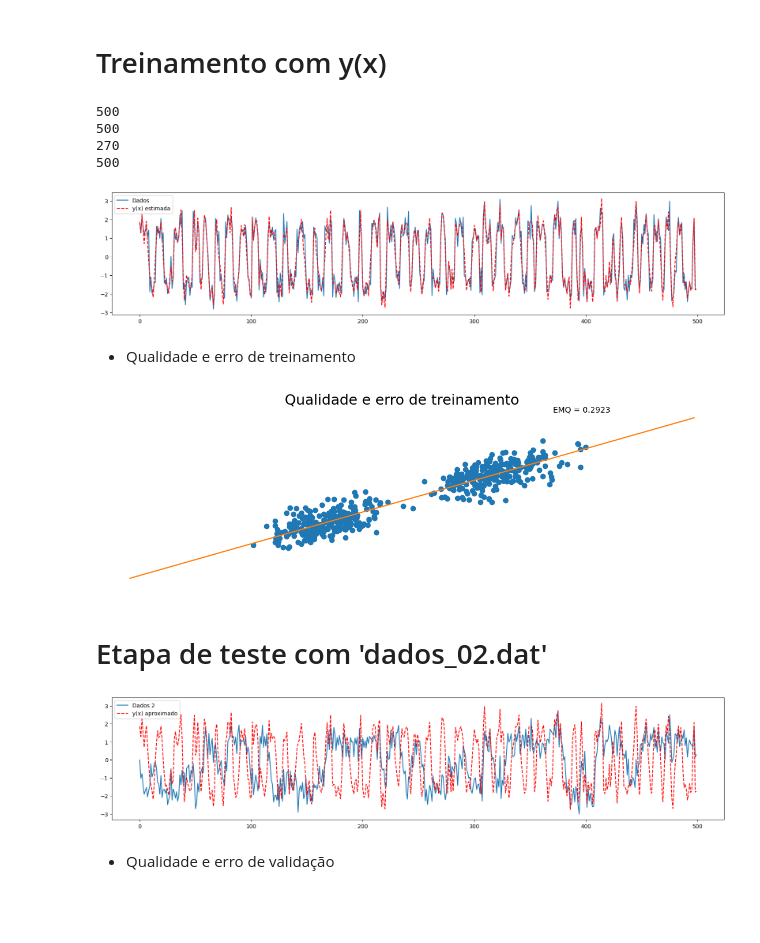
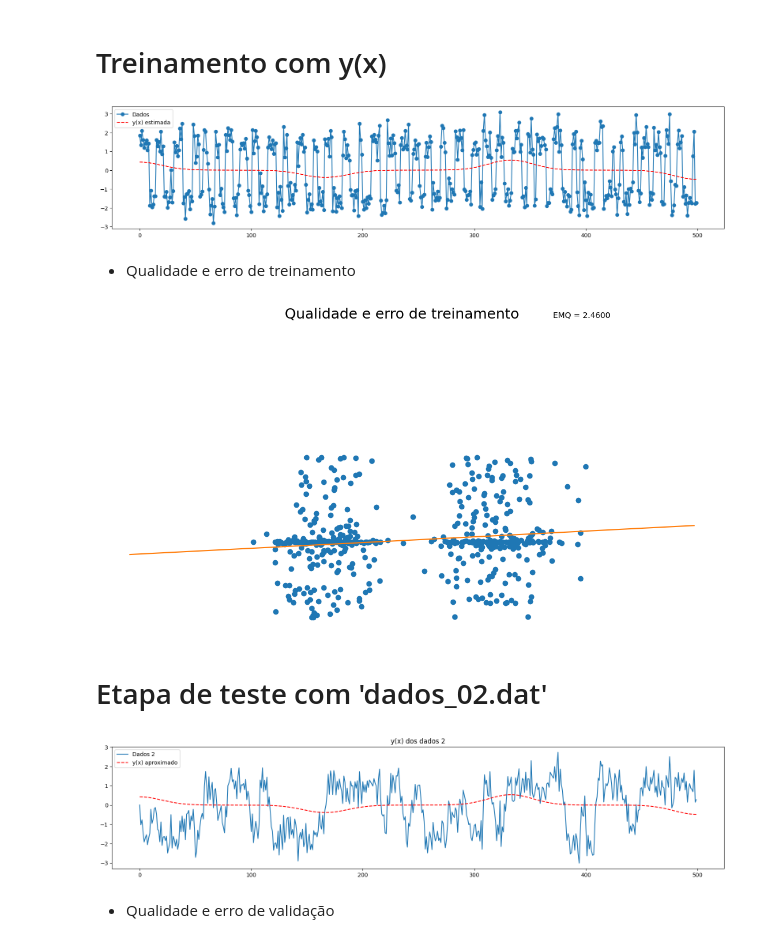
Before and after one commit to Enio-Antonio/rede-neural-cn, a Jupyter notebook: Projeto Unidade 2.ipynb, the cells around one changed output. Cells and saved outputs as stored; diff of their text form; code cells hidden in the pictures; blank space fills up the shorter version.

```diff
--- a/Projeto Unidade 2.ipynb
+++ b/Projeto Unidade 2.ipynb
@@ -19,96 +20,55 @@ plt.show()
 # %% [markdown]
  # Treinamento com y(x)
 # %%
-import numpy as np
-import matplotlib.pyplot as plt
-import numpy.linalg as la
-
-dados_1 = np.loadtxt('dados_01.dat')
-
-x = dados_1[:, 0] # x do gráfico
-y = dados_1[:,2] # dados para fazer a função de treinamento
-#c = np.linspace(x[0], x[-1], 100) # centros
-c = np.array([-1,0,2,5.5,5.7,9.5,12,16,19,23,25,26,30,31,33,35,37,40,43,45,47,49,50,52,55,57,58,59,60,63,64,65,67,68,73,75,77,80,81,82,83,86,87,88,
-             91,92,93,94,98,99,100,101,102,103,104,106,107,108,109,111,112,115,116,117,118,119,120,123,124,125,127,129,131,132,134,135,137,139,
-             141,143,145,150,153,155,156,160,161,163,165,168,170,171,173,176,178,180,183,185,186,190,192,195,196,198,200,202,205,209,211,214,215,216,218,
-             220,222,225,227,230,232,235,237,238,240,243,245,247,248,249,252.5,254,256,257,260,262,265,268,271,273,275.8,276,278,279,280,281,283,284,286,
-             288,290,293,296,300,301,302,304,305,306,309,312,314,316,317,321,322,323,324,325,328,329,330,331,334,336,337,338,339,340,343,345,346,349,
-             351,353,354,357,360,362,365,366,367,369,370,372,375,376,377,379,380,381,382,384,385,386,388,389,390,393.2,395,396,398,399,401,402,403,
-             406,407,408,410,411,414,415,416,419,420,421,422,424,426,427,428,432,434,436,437,438,440,444,445,448,450,451,452,454,458,459,461.9,462,463,
-             465,469,472,473,474,477,478,483,484,485,488,489,490,491,492,492.5,493,495,496,498,499,500])
+c = np.linspace(x[0], x[-1], 4) # centros
 
 phi = np.zeros(shape=(len(x), len(c)))
 
-sigma = 1
+sigma = 20
 
 for i in range(len(x)):
     for j in range(len(c)):
         phi[i, j] = np.exp(-(1/(2*(sigma**2)))*(x[i] - c[j])**2)
 
 w = la.pinv(phi)@y
-
-#y_est = w[0]*phi[:,0] + w[1]*phi[:,1] + w[2]*phi[:,2]
 y_est = phi @ w
 
-# EMQ = np.mean((y - y_est)**2)
-# print(f"Erro médio estimado: {EMQ:.4f}")
-
 plt.figure(figsize=(20,4))
-plt.plot(x, y, label="Dados")
+plt.plot(x, y, 'o-', label="Dados")
 plt.plot(x, y_est, '--r', label="y(x) estimada")
-#plt.xticks(np.arange(0,500,step=5))
 plt.legend()
 plt.show()
 # %% [output]
-500
-500
-270
-500
-[figure, old version]
+[figure, new version]
 # %% [markdown]
 * Qualidade e erro de treinamento
 # %%
 p = np.poly1d( np.polyfit(y, y_est, 1) )
 t = np.linspace(-5, 5, 500)
 #
 EMQ = np.mean((y - y_est)**2)
 #
 plt.figure(figsize = (14,4))
-plt.suptitle("Qualidade e erro de treinamento", fontsize=18, y=0.95)
+plt.suptitle("Qualidade e erro de treinamento", fontsize=18, y=1.5)
 plt.plot(y, y_est, 'o', t, p(t), '-')
-plt.text(2.5, 4.7, 'EMQ = %.4f' %EMQ)
+plt.text(2.5, 1.43, 'EMQ = %.4f' %EMQ)
 plt.axis('off')
 plt.show()
 # %% [output]
-[figure, old version]
+[figure, new version]
 # %% [markdown]
 # Etapa de teste com 'dados_02.dat'
 # %%
-import numpy as np
-import matplotlib.pyplot as plt
-import numpy.linalg as la
-
-dados_1 = np.loadtxt('dados_01.dat')
 dados_2 = np.loadtxt('dados_02.dat')
 
 x_test = dados_2[:, 0] # x do gráfico
 y_test = dados_2[:,2] # dados para testar
-c_test = np.array([-1,0,2,5.5,5.7,9.5,12,16,19,23,25,26,30,31,33,35,37,40,43,45,47,49,50,52,55,57,58,59,60,63,64,65,67,68,73,75,77,80,81,82,83,86,87,88,
-             91,92,93,94,98,99,100,101,102,103,104,106,107,108,109,111,112,115,116,117,118,119,120,123,124,125,127,129,131,132,134,135,137,139,
-             141,143,145,150,153,155,156,160,161,163,165,168,170,171,173,176,178,180,183,185,186,190,192,195,196,198,200,202,205,209,211,214,215,216,218,
-             220,222,225,227,230,232,235,237,238,240,243,245,247,248,249,252.5,254,256,257,260,262,265,268,271,273,275.8,276,278,279,280,281,283,284,286,
-             288,290,293,296,300,301,302,304,305,306,309,312,314,316,317,321,322,323,324,325,328,329,330,331,334,336,337,338,339,340,343,345,346,349,
-             351,353,354,357,360,362,365,366,367,369,370,372,375,376,377,379,380,381,382,384,385,386,388,389,390,393.2,395,396,398,399,401,402,403,
-             406,407,408,410,411,414,415,416,419,420,421,422,424,426,427,428,432,434,436,437,438,440,444,445,448,450,451,452,454,458,459,461.9,462,463,
-             465,469,472,473,474,477,478,483,484,485,488,489,490,491,492,492.5,493,495,496,498,499,500])
 
-phi_test = np.zeros(shape=(len(x_test), len(c_test)))
-
-sigma_test = 1
+phi_test = np.zeros(shape=(len(x_test), len(c)))
 
 for i in range(len(x_test)):
-    for j in range(len(c_test)):
-        phi_test[i, j] = np.exp(-(1/(2*(sigma_test**2)))*(x_test[i] - c_test[j])**2)
+    for j in range(len(c)):
+        phi_test[i, j] = np.exp(-(1/(2*(sigma**2)))*(x_test[i] - c[j])**2)
 
 y_est_test = phi_test @ w
 
@@ -116,9 +76,10 @@ plt.figure(figsize=(20,4))
 plt.plot(x_test, y_test, label="Dados 2")
 plt.plot(x_test, y_est_test, '--r', label="y(x) aproximado")
 plt.legend()
+plt.title("y(x) dos dados 2")
 plt.show()
 # %% [output]
-[figure, old version]
+[figure, new version]
 # %% [markdown]
 * Qualidade e erro de validação
 # %%
```
Also changed, not shown: parts of 5 cells of this notebook, 4 other files.
